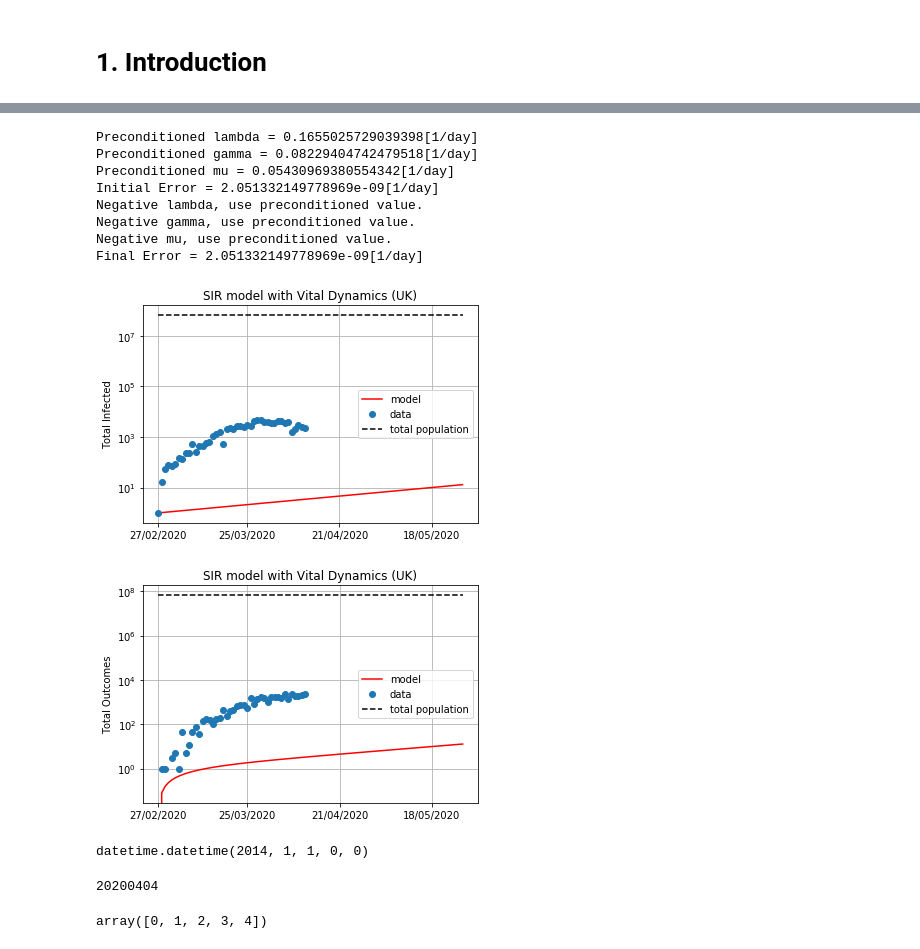
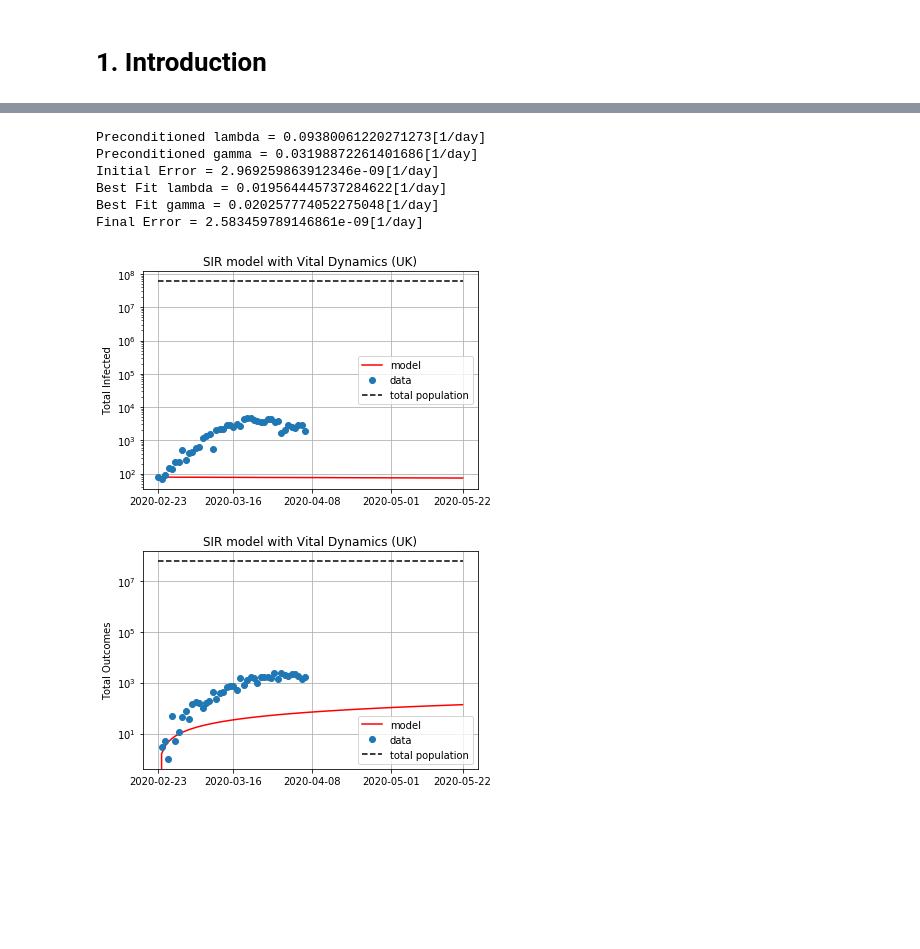
Before and after one commit to ABoghi/Covid-19, a Jupyter notebook: Cov19.ipynb, the cells around one changed output, grey strips where cells are left out. Drawn from its saved outputs; the diff is of its cells as text; code cells hidden in the pictures; blank space fills up the shorter version.

```diff
--- a/Cov19.ipynb
+++ b/Cov19.ipynb
@@ -17,19 +17,18 @@ len(c19.cases_per_day_uk)
 # %%
+country = 'it'
 Im, Rm, Id, Rd = c19.run_SIR_model(step_number = 90,time_step= 1.0,
-                                   country = 'it',
-                                   offset = 0,
-                                   vital_dynamics = True)
+                                   country = country,
+                                   offset = 3,
+                                   vital_dynamics = False)
 # %% [output]
-Preconditioned lambda = 0.1655025729039398[1/day]
-Preconditioned gamma = 0.08229404742479518[1/day]
-Preconditioned mu = 0.05430969380554342[1/day]
-Initial Error = 2.051332149778969e-09[1/day]
-Negative lambda, use preconditioned value.
-Negative gamma, use preconditioned value.
-Negative mu, use preconditioned value.
-Final Error = 2.051332149778969e-09[1/day]
+Preconditioned lambda = 0.09380061220271273[1/day]
+Preconditioned gamma = 0.03198872261401686[1/day]
+Initial Error = 2.969259863912346e-09[1/day]
+Best Fit lambda = 0.019564445737284622[1/day]
+Best Fit gamma = 0.020257774052275048[1/day]
+Final Error = 2.583459789146861e-09[1/day]
 # %%
-c19.plot_results(Im, Rm, Id, Rd)
+c19.plot_results(Im, Rm, Id, Rd, country)
 # %% [output]
-[figure, old version]
+[figure, new version]
-[figure, old version]
+[figure, new version]
@@ -38,15 +34,0 @@ import datetime as dt
-# %%
-dt.datetime(2014, 1, 1)
-# %% [output]
-datetime.datetime(2014, 1, 1, 0, 0)
-# %%
-a = dt.datetime.now()
-
-a = int(a.strftime('%Y%m%d'))
-a
-# %% [output]
-20200404
-# %%
-np.arange(5)
-# %% [output]
-array([0, 1, 2, 3, 4])
```
Also changed, not shown: parts of 15 cells of this notebook, 1 other file.
